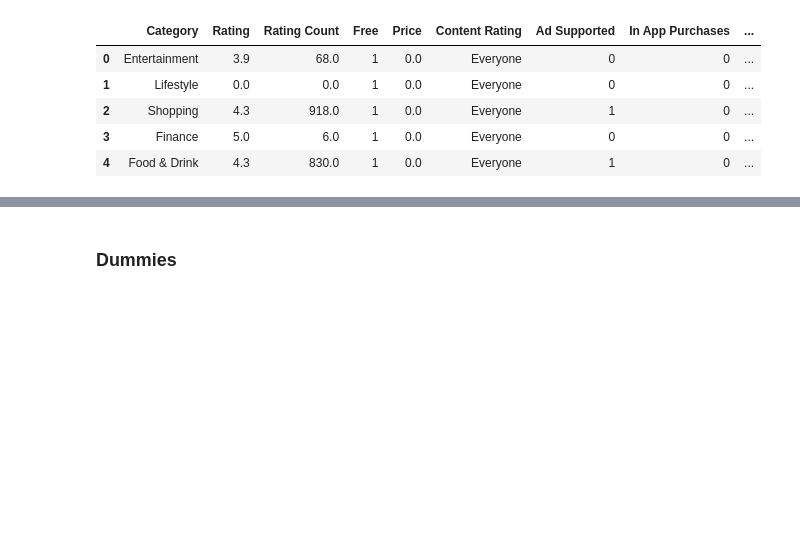
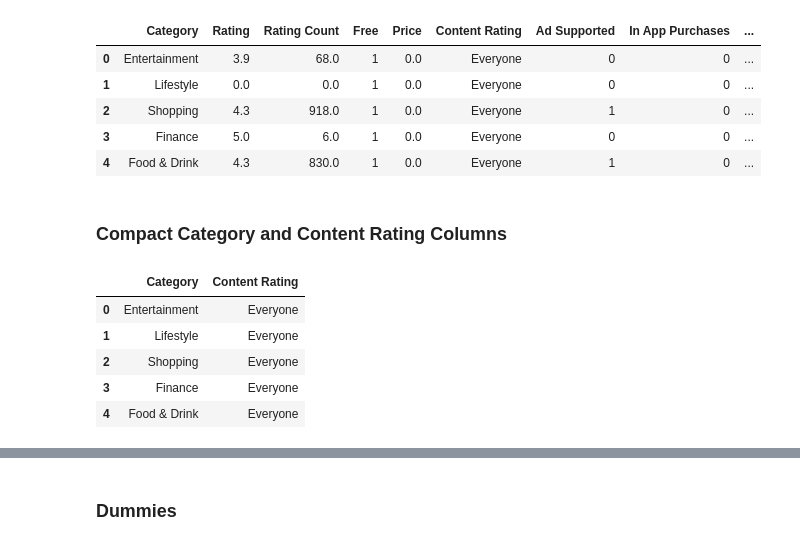
Before and after one commit to LouLan99/User-Rating-Prediction-Model, a Jupyter notebook: notebooks/03-pre-processing copy.ipynb, the cells around one changed output, grey strips where cells are left out. Saved outputs shown, nothing was run; the diff lists cells and outputs as text; code cells hidden in the pictures; blank space fills up the shorter version.

```diff
--- a/notebooks/03-pre-processing copy.ipynb
+++ b/notebooks/03-pre-processing copy.ipynb
@@ -10,3 +10,15 @@ df_clean.head()
 | 2 | Shopping | 4.3 | 918.0 | 1 | 0.0 | Everyone | 1 | 0 | ... |
 | 3 | Finance | 5.0 | 6.0 | 1 | 0.0 | Everyone | 0 | 0 | ... |
 | 4 | Food & Drink | 4.3 | 830.0 | 1 | 0.0 | Everyone | 1 | 0 | ... |
+# %% [markdown]
+### Compact Category and Content Rating Columns
+# %%
+categorical_df = df_clean.select_dtypes('object').copy()
+categorical_df.head()
+# %% [output]
+|  | Category | Content Rating |
+| 0 | Entertainment | Everyone |
+| 1 | Lifestyle | Everyone |
+| 2 | Shopping | Everyone |
+| 3 | Finance | Everyone |
+| 4 | Food & Drink | Everyone |
```
Also changed, not shown: parts of 10 cells of this notebook.
